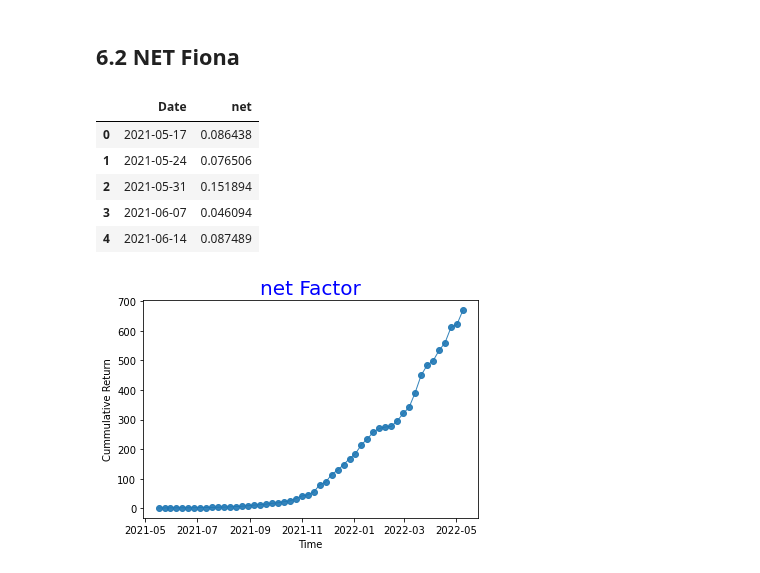
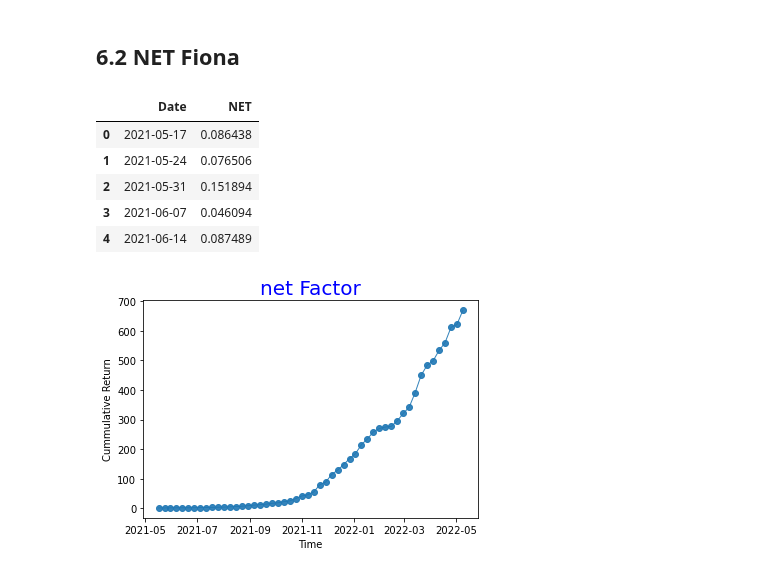
Before and after one commit to PracticumCrypto/C5-Analyzer, a Jupyter notebook: Deliver_version.ipynb, the cells around one changed output. Drawn from its saved outputs; the diff is of its cells as text; code cells hidden in the pictures.

```diff
--- a/Deliver_version.ipynb
+++ b/Deliver_version.ipynb
@@ -640,21 +676,21 @@ NET.head()
 # %%
 ###fiona method###
 netcap1 = largeCapSample[largeCapSample['GrowthRate'].notna()]
-largenet1 = netcap1.groupby(['Date']).apply(lambda x: x.nlargest(round(0.2*len(x)),
+largenet1 = netcap1.groupby(['Date']).apply(lambda x: x.nlargest(math.ceil(0.2*len(x)),
                                                                ['GrowthRate'])).reset_index(drop=True)
 
-smallnet1 = netcap1.groupby(['Date']).apply(lambda x: x.nsmallest(round(0.2*len(x)),
+smallnet1 = netcap1.groupby(['Date']).apply(lambda x: x.nsmallest(math.ceil(0.2*len(x)),
                                                               ['GrowthRate'])).reset_index(drop=True)
 
 largenetport1 = largenet1.groupby('Date')['Return'].mean().reset_index(name='LargenetReturn')
 smallnetport1 = smallnet1.groupby('Date')['Return'].mean().reset_index(name='SmallnetReturn')
-smallnetport1['net'] = largenetport1['LargenetReturn'] - smallnetport1['SmallnetReturn']
-net_f1 = smallnetport1[['Date','net']]
+smallnetport1['NET'] = largenetport1['LargenetReturn'] - smallnetport1['SmallnetReturn']
+net_f1 = smallnetport1[['Date','NET']]
 
 
 net_f1.head()
 # %% [output]
-|  | Date | net |
+|  | Date | NET |
 | 0 | 2021-05-17 | 0.086438 |
 | 1 | 2021-05-24 | 0.076506 |
 | 2 | 2021-05-31 | 0.151894 |
```
Also changed, not shown: parts of 9 cells of this notebook.
